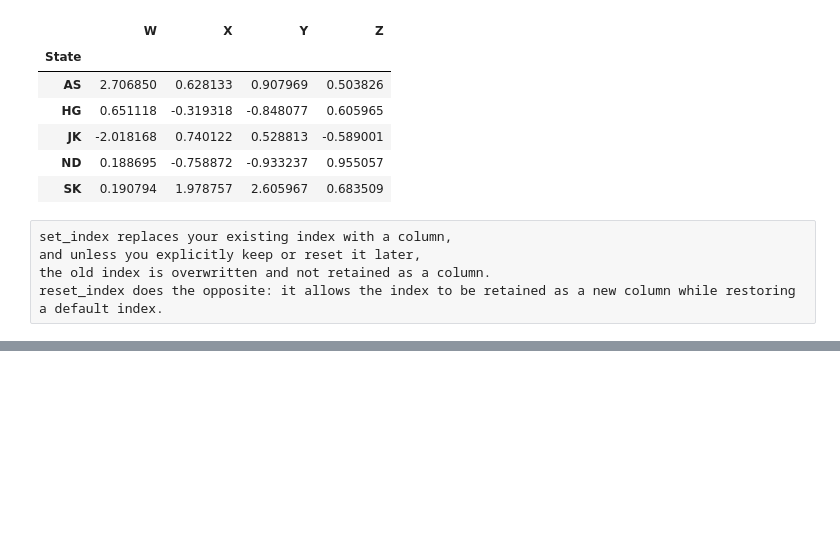
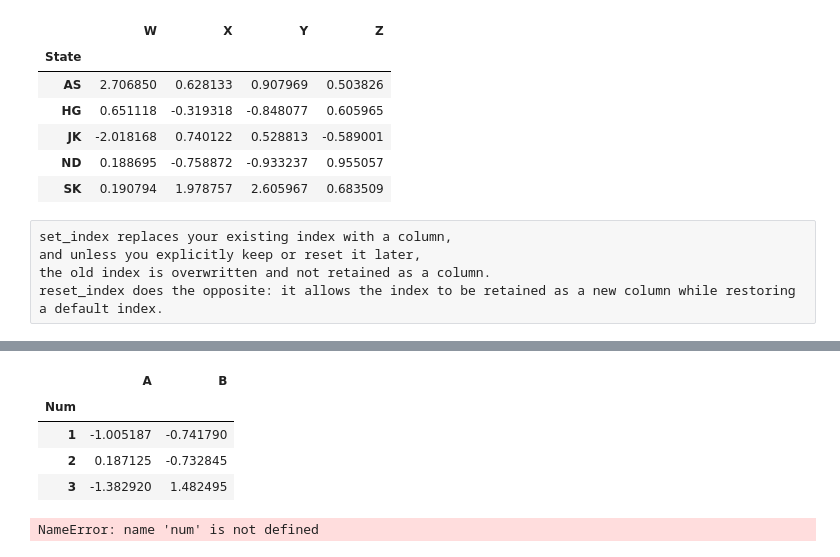
Before and after one commit to r-abinash/jupyter-notebook-practice, a Jupyter notebook: 03-Python-for-Data-Analysis-Pandas/practice-dataframe.ipynb, the cells around one changed output, grey strips where cells are left out. Drawn from its saved outputs; the diff is of its cells as text; code cells hidden in the pictures; blank space fills up the shorter version.

```diff
--- a/03-Python-for-Data-Analysis-Pandas/practice-dataframe.ipynb
+++ b/03-Python-for-Data-Analysis-Pandas/practice-dataframe.ipynb
@@ -325,0 +415,13 @@ reset_index does the opposite: it allows the index to be retained as a new colum
+# %%
+df.xs('G1')
+# %% [output]
+|  | A | B |
+| Num |  |  |
+| 1 | -1.005187 | -0.741790 |
+| 2 | 0.187125 | -0.732845 |
+| 3 | -1.382920 | 1.482495 |
+# %%
+# if i want row 1 fronm both g1 and g2
+df.xs(1,level=num)
+# %% [output]
+NameError: name 'num' is not defined
```
Also changed, not shown: parts of 13 cells of this notebook.
